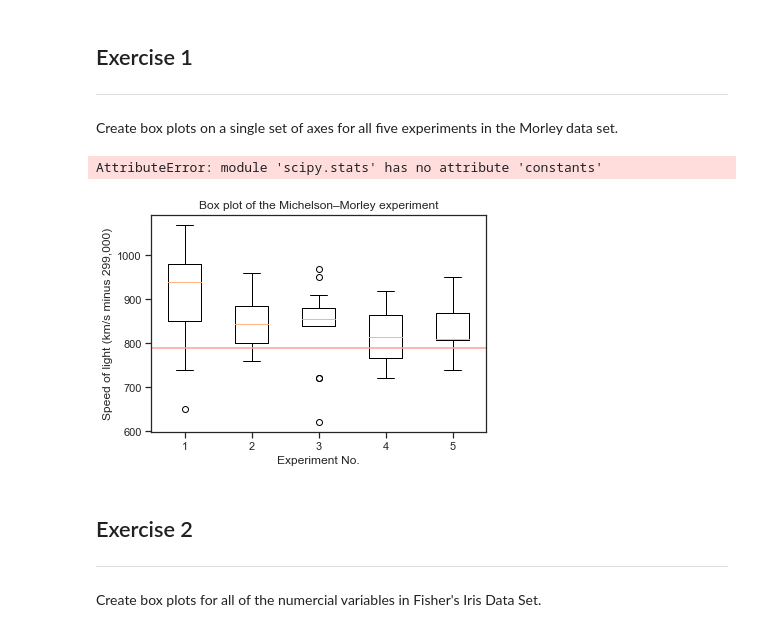
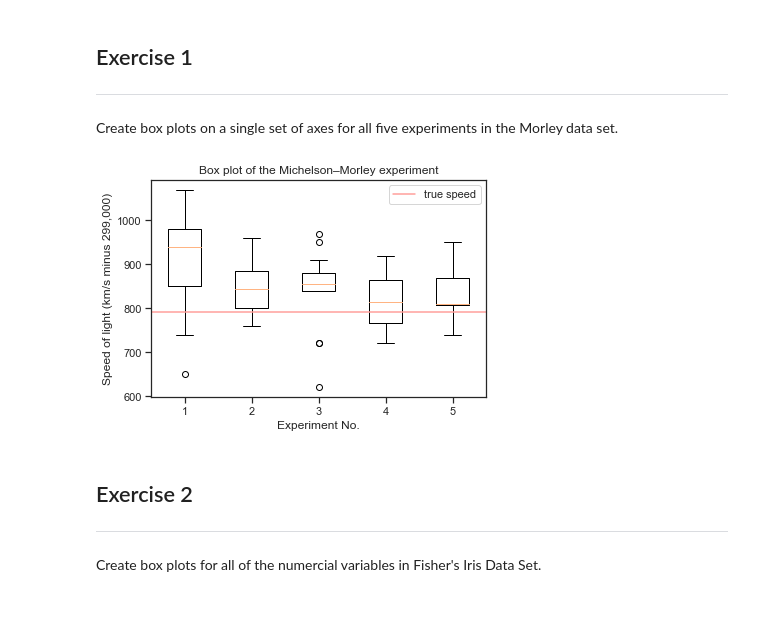
Before and after one commit to BreeTree/cow-way, a Jupyter notebook: Topic-04-notebook-BH.ipynb, the cells around one changed output. Saved outputs shown, nothing was run; the diff lists cells and outputs as text; code cells hidden in the pictures.

```diff
--- a/Topic-04-notebook-BH.ipynb
+++ b/Topic-04-notebook-BH.ipynb
@@ -535,11 +536,6 @@ The outlier is beyond 1.5 times the IQR of this dataset.
 ***
 
 Create box plots on a single set of axes for all five experiments in the Morley data set.
-# %%
-a = ss.constants.c
-a
-# %% [output]
-AttributeError: module 'scipy.stats' has no attribute 'constants'
 # %%
 # Read in the morley data.
 data = np.genfromtxt('data/morley.csv', skip_header=1, delimiter=',', deletechars='"')
@@ -547,37 +543,40 @@ data = np.genfromtxt('data/morley.csv', skip_header=1, delimiter=',', deletechar
 # Remove the first column.
 data = data[:,1:]
 
 # A quick way to get the five experiments
 tdata = data[:,2].reshape(5,20).T
 
 # Select the data for the first experiment
 exp_1 = tdata[:20, 0]
 
 # Select the data for the second experiment
 exp_2 = tdata[:20, 1]
 
 # Select the data for the third experiment
 exp_3 = tdata[:20, 2]
 
 # Select the data for the fourth experiment
 exp_4 = tdata[:20, 3]
 
 # Select the data for the fifth experiment
 exp_5 = tdata[:20, 4]
 
 
 # Create a box plot of 5 experiments
-plt.boxplot(np.array([exp_1, exp_2, exp_3, exp_4, exp_5]).T); #creates a new numpy area, wrapped in a list to create a new array.
+plt.boxplot(np.array([exp_1, exp_2, exp_3, exp_4, exp_5]).T);
 
-# specifying horizontal line type
-plt.axhline(y = 790.0, color = 'r', linestyle = '-');
+# Specifying horizontal line for true speed of light
+# Speed of light = 299,792.458 km/s - 299,000 km/s)
+plt.axhline(y = 792.458, color = 'r', linestyle = '-', label = 'true speed');
 
 # label the plot
+# https://www.w3schools.com/python/matplotlib_labels.asp
 plt.title("Box plot of the Michelson–Morley experiment");
 plt.xlabel("Experiment No.");
 plt.ylabel("Speed of light (km/s minus 299,000)");
+plt.legend(); #https://stackoverflow.com/questions/31950456/python-axhline-label-not-showing-up-in-plot
 # %% [output]
-[figure, old version]
+[figure, new version]
 # %% [markdown]
 ## Exercise 2
 ***
```
Also changed, not shown: parts of 9 cells of this notebook, 1 other file.
